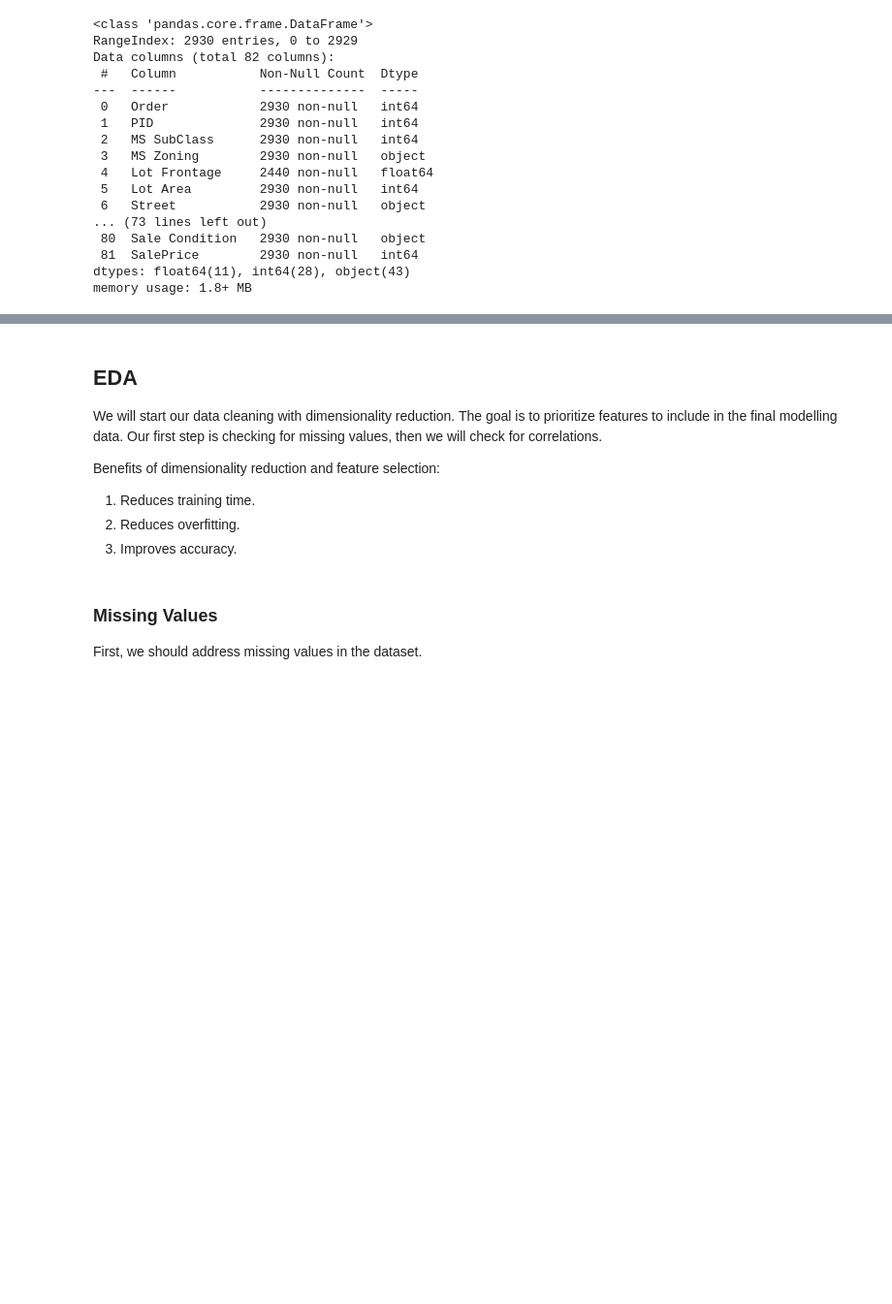
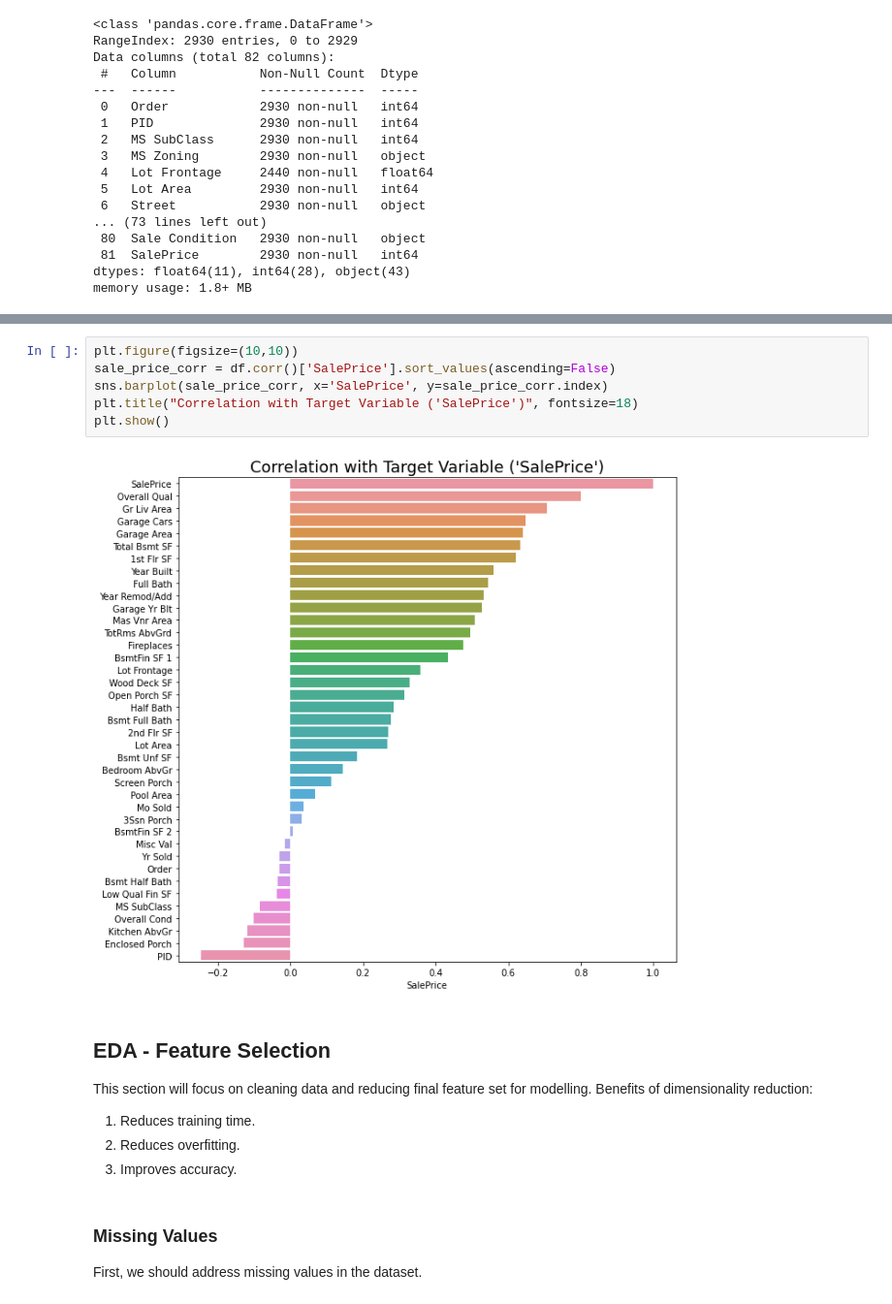
Before and after one commit to RekaCodes/real-estate-prediction, a Jupyter notebook: RE_price_predictions.ipynb, the cells around one changed output, grey strips where cells are left out. Shown at 97% size. Saved outputs shown, nothing was run; the diff lists cells and outputs as text; blank space fills up the shorter version.

```diff
--- a/RE_price_predictions.ipynb
+++ b/RE_price_predictions.ipynb
@@ -93,12 +126,19 @@ We have 2,930 properties in the dataset, with 82 features for each unique proper
+# %%
+plt.figure(figsize=(10,10))
+sale_price_corr = df.corr()['SalePrice'].sort_values(ascending=False)
+sns.barplot(sale_price_corr, x='SalePrice', y=sale_price_corr.index)
+plt.title("Correlation with Target Variable ('SalePrice')", fontsize=18)
+plt.show()
+# %% [output]
+[figure, added]
 # %% [markdown]
-## EDA
-We will start our data cleaning with dimensionality reduction. The goal is to prioritize features to include in the final modelling data. Our first step is checking for missing values, then we will check for correlations.
-
-Benefits of dimensionality reduction and feature selection:
+## EDA - Feature Selection
+This section will focus on cleaning data and reducing final feature set for modelling.
+Benefits of dimensionality reduction:
 <ol>
-    <li>Reduces training time.</li>
-    <li>Reduces overfitting.</li>
-    <li>Improves accuracy.</li>
+	<li>Reduces training time.</li>
+	<li>Reduces overfitting.</li>
+	<li>Improves accuracy.</li>
 </ol>
 # %% [markdown]
 ### Missing Values
```
Also changed, not shown: parts of 9 cells of this notebook.
